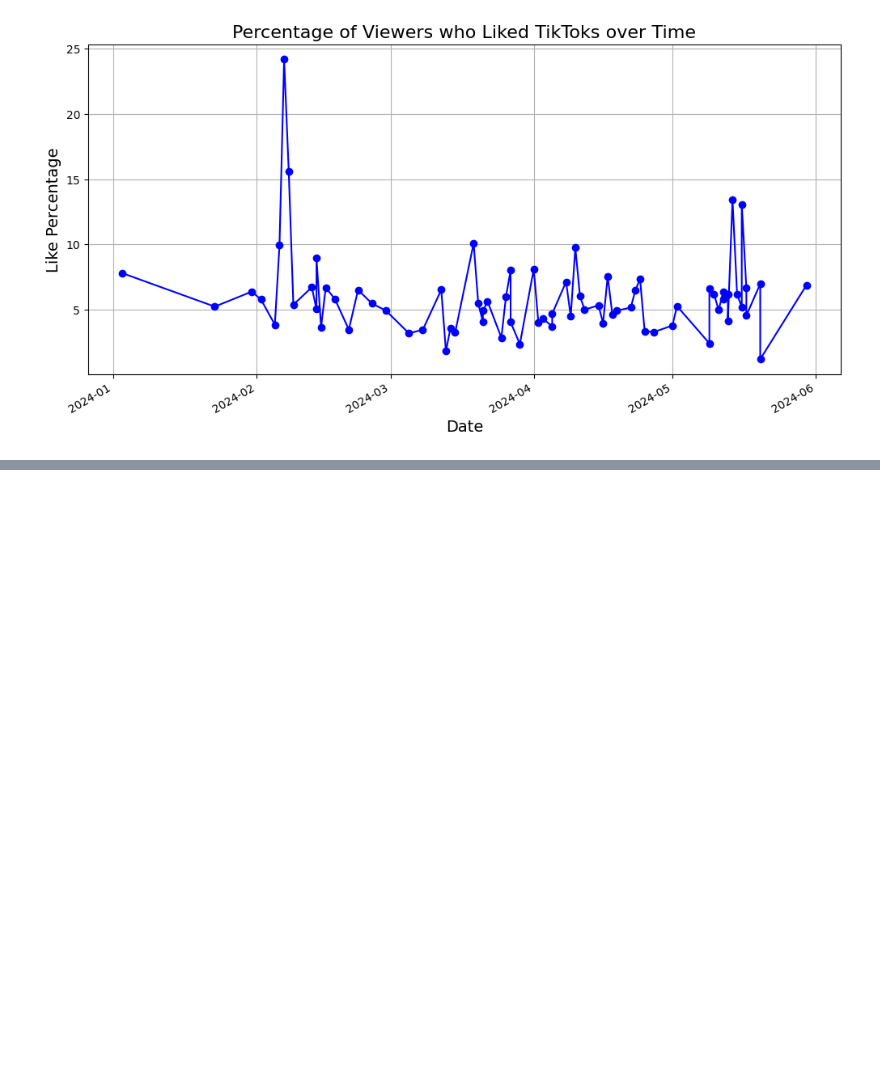
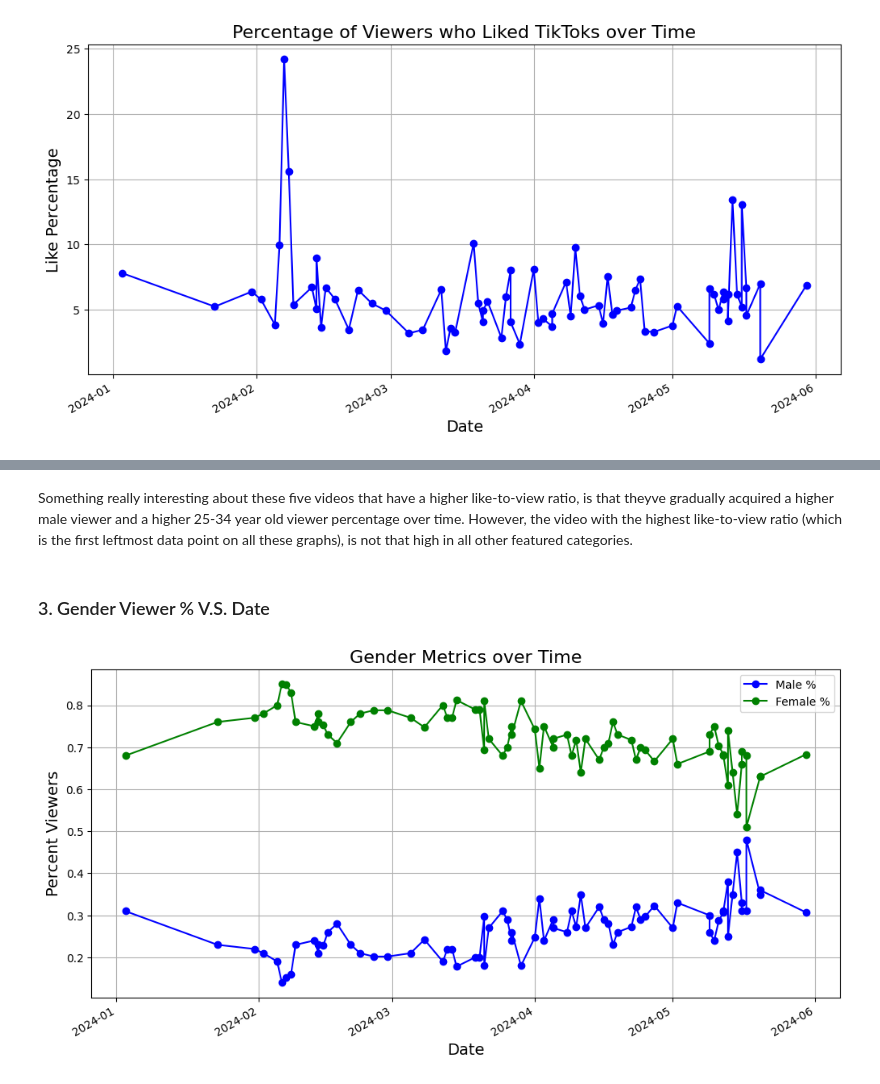
Before and after one commit to hjake22/washusocial24summerintern, a Jupyter notebook: exploringTikTokAnalytics.ipynb, the cells around one changed output, grey strips where cells are left out. Drawn from its saved outputs; the diff is of its cells as text; code cells hidden in the pictures; blank space fills up the shorter version.

```diff
--- a/exploringTikTokAnalytics.ipynb
+++ b/exploringTikTokAnalytics.ipynb
@@ -423,0 +536,31 @@ plt.show()
+# %% [markdown]
+Something really interesting about these five videos that have a higher like-to-view ratio, is that theyve gradually acquired a higher male viewer and a higher 25-34 year old viewer percentage over time. However, the video with the highest like-to-view ratio (which is the first leftmost data point on all these graphs), is not that high in all other featured categories.
+# %% [markdown]
+### 3. Gender Viewer % V.S. Date
+# %%
+# Set the figure size
+plt.figure(figsize=(12, 6))
+
+# Plot 'Male Viewer' vs 'Date'
+plt.plot(df['Date'], df['Male Viewers'], marker='o', linestyle='-', color='blue', label='Male %')
+
+# Plot 'Female Viewer' vs 'Date'
+plt.plot(df['Date'], df['Female Viewers'], marker='o', linestyle='-', color='green', label='Female %')
+
+
+# Formatting
+plt.title('Gender Metrics over Time', fontsize=16)
+plt.xlabel('Date', fontsize=14)
+plt.ylabel('Percent Viewers', fontsize=14)
+plt.grid(True)
+
+# Add legend
+plt.legend()
+
+# Rotate date labels for better readability
+plt.gcf().autofmt_xdate()
+
+# Show plot
+plt.show()
+# %% [output]
+[figure, added]
```
Also changed, not shown: parts of 19 cells of this notebook.
